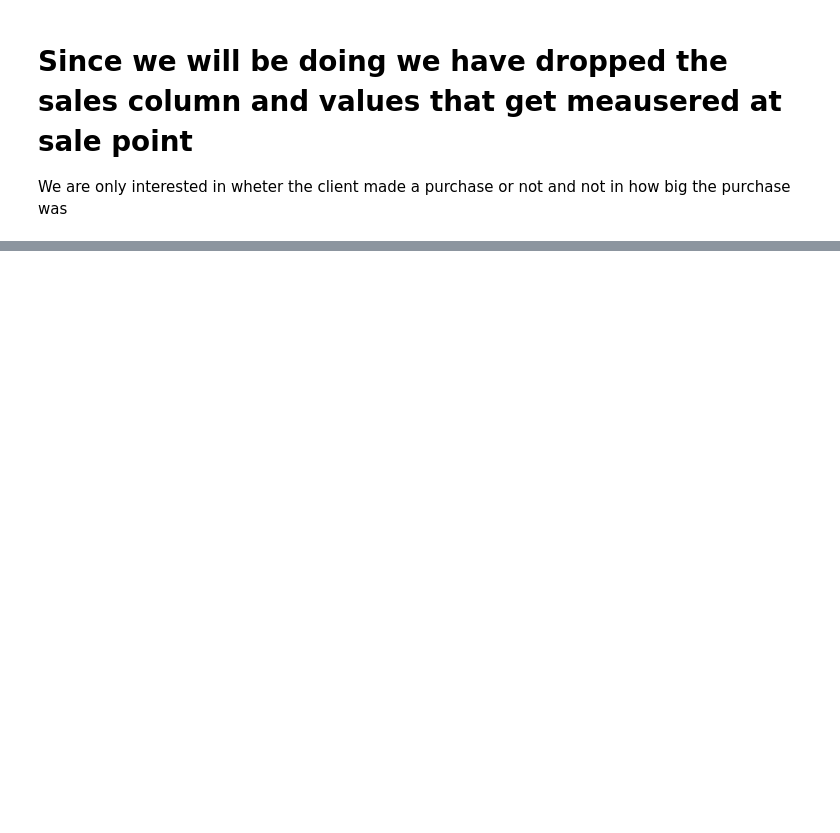
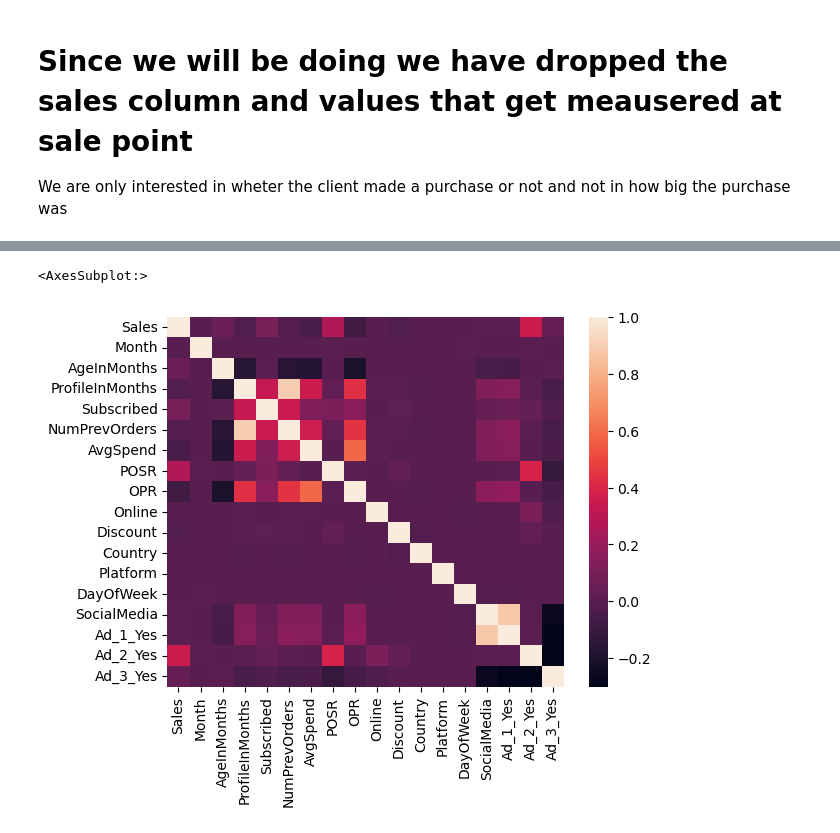
Before and after one commit to Ryno-Pieterse/DS241-Project, a Jupyter notebook: DataScienceFAS.ipynb, the cells around one changed output, grey strips where cells are left out. Cells and saved outputs as stored; diff of their text form; code cells hidden in the pictures; blank space fills up the shorter version.

```diff
--- a/DataScienceFAS.ipynb
+++ b/DataScienceFAS.ipynb
@@ -357,0 +433,6 @@ Drop Num of profile in months and Social media
+# %%
+X = X.drop(['Ad_1_No','Ad_2_No','Ad_3_No'], axis=1)
+sns.heatmap(X.corr())
+# %% [output]
+<AxesSubplot:>
+[figure, added]
```
Also changed, not shown: parts of 44 cells of this notebook.
